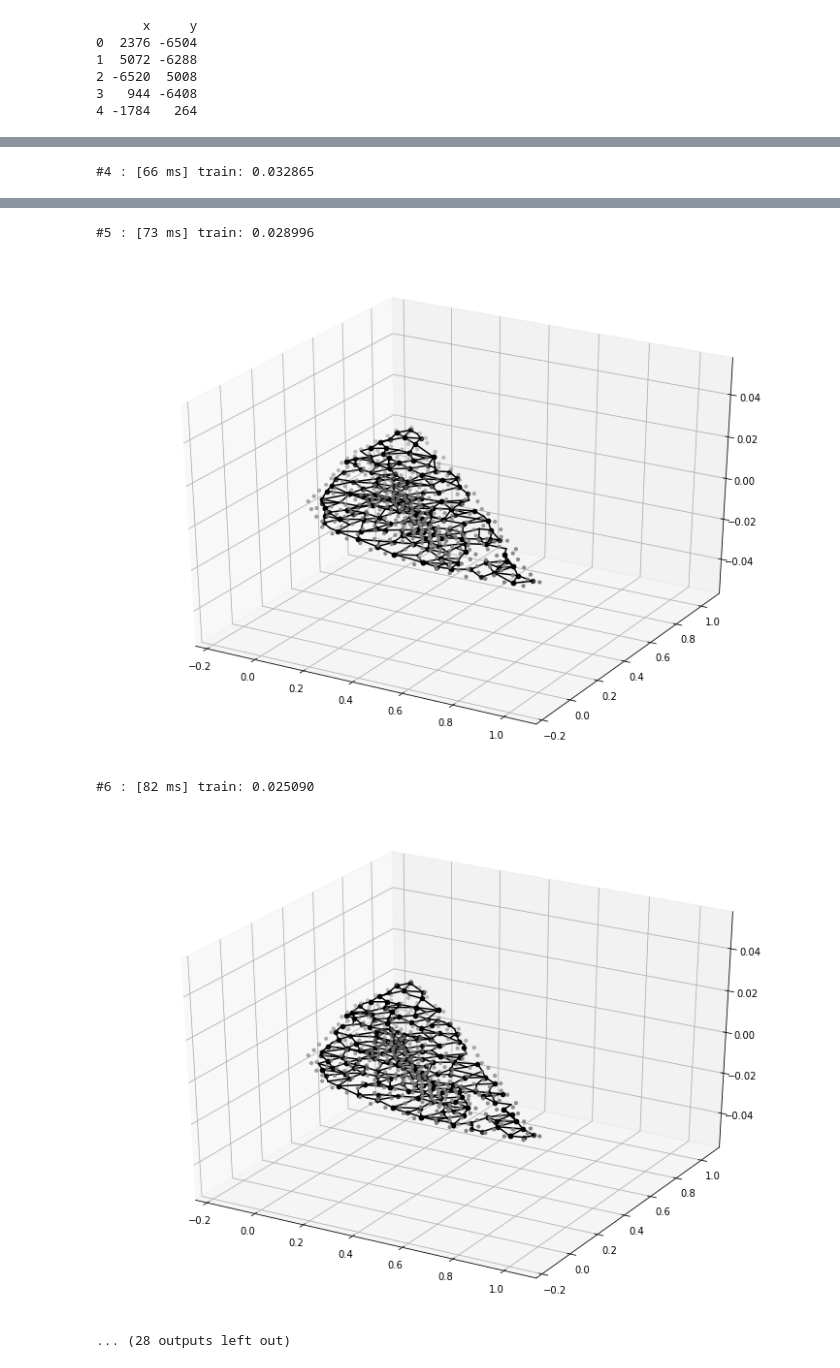
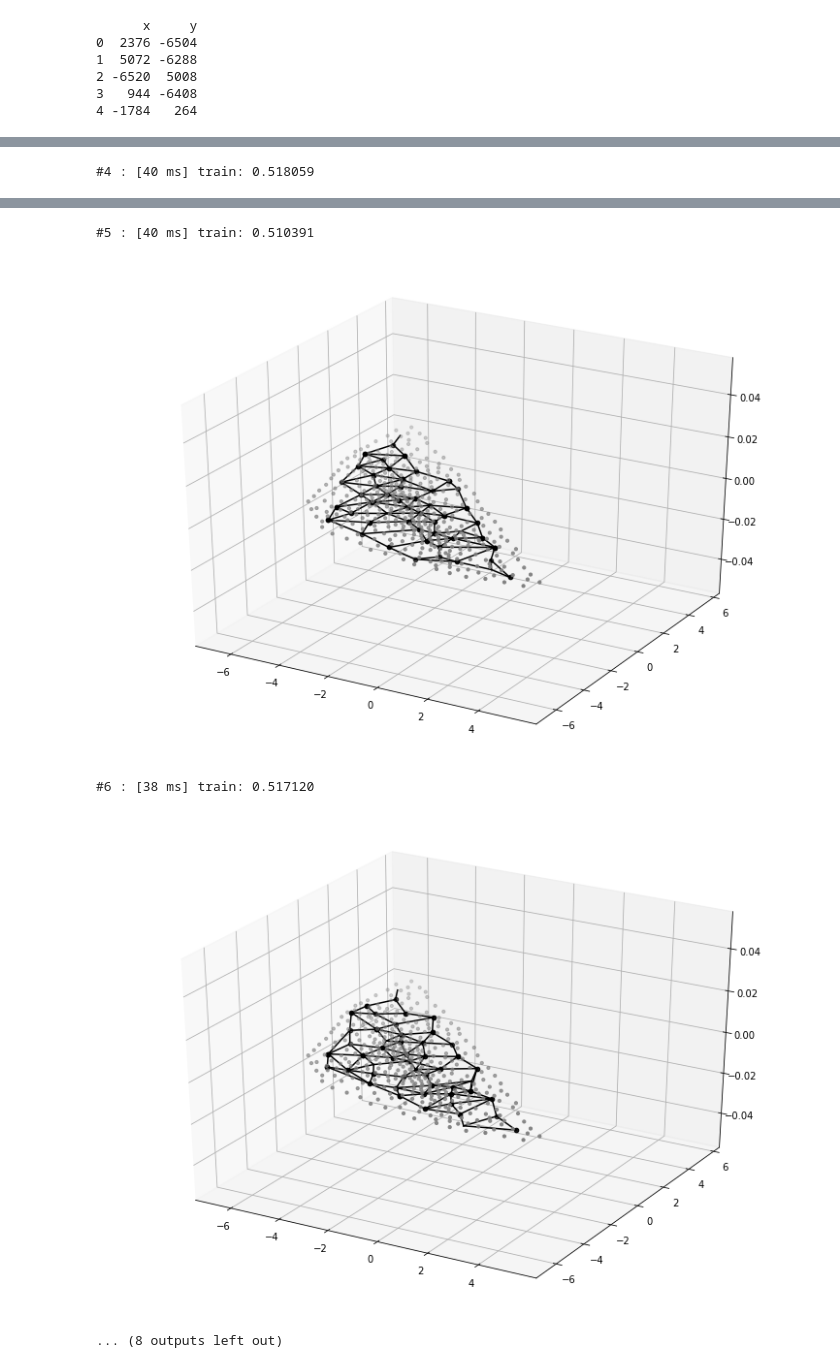
Before and after one commit to marcelkunze/notebooks-ipa, a Jupyter notebook: ppe.ipynb, the cells around one changed output, grey strips where cells are left out. Cells and saved outputs as stored; diff of their text form; code cells hidden in the pictures.

```diff
--- a/ppe.ipynb
+++ b/ppe.ipynb
@@ -65,7 +52,8 @@ def create_gng(max_nodes, step=0.5, n_start_nodes=2, max_edge_age=15):
 def draw_image(graph, show=True):
 
     fig = plt.figure(figsize=(10,7))
-[y1,y2],
+    ax = Axes3D(fig)
+
     for node_1, node_2 in graph.edges:
         x1 = node_1.weight.item(0)
         y1 = node_1.weight.item(1)
@@ -74,7 +62,7 @@ def draw_image(graph, show=True):
         y2 = node_2.weight.item(1)
         z2 = 0
         ax.scatter(x1, y1, z1, c='black', s=20, edgecolors='k', alpha=0.7) # draw nodes
-        ax.plot([x1,x2],[y1,y2],[z1,z2],c='black',label='gng')   # draw connections
+        ax.plot([x1,x2],[y1,y2],[z1,z2],zdir='z',c='black',label='gng')   # draw connections
 
     if show:
         ax.scatter(data['x'],data['y'],0,c='gray',s=10) # draw data / features
@@ -83,9 +71,9 @@ def draw_image(graph, show=True):
 # train the GNG netowrk
 
 utils.reproducible()
-gng = create_gng(max_nodes=308)
+gng = create_gng(max_nodes=50)
 
-for epoch in range(50):
+for epoch in range(10):
     gng.train(data, epochs=1)
 
     # Plot images after each iteration in order to see training progress
@@ -119 +107 @@ Main information
-#4 : [66 ms] train: 0.032865
+#4 : [40 ms] train: 0.518059
@@ -121,5 +109,5 @@ Main information
-#5 : [73 ms] train: 0.028996
+#5 : [40 ms] train: 0.510391
-[figure, old version]
+[figure, new version]
-#6 : [82 ms] train: 0.025090
+#6 : [38 ms] train: 0.517120
-[figure, old version]
+[figure, new version]
-... (28 outputs left out)
+... (8 outputs left out)
```
Also changed, not shown: parts of 4 cells of this notebook.
